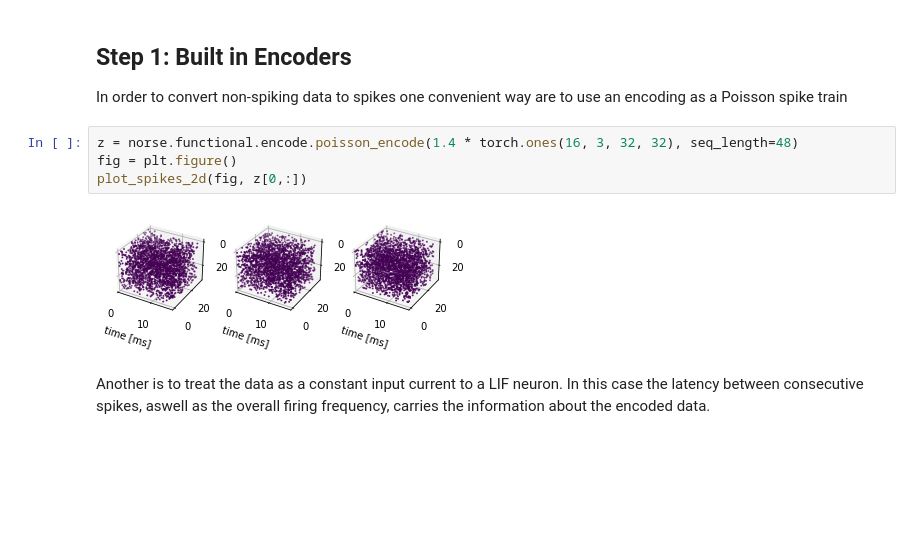
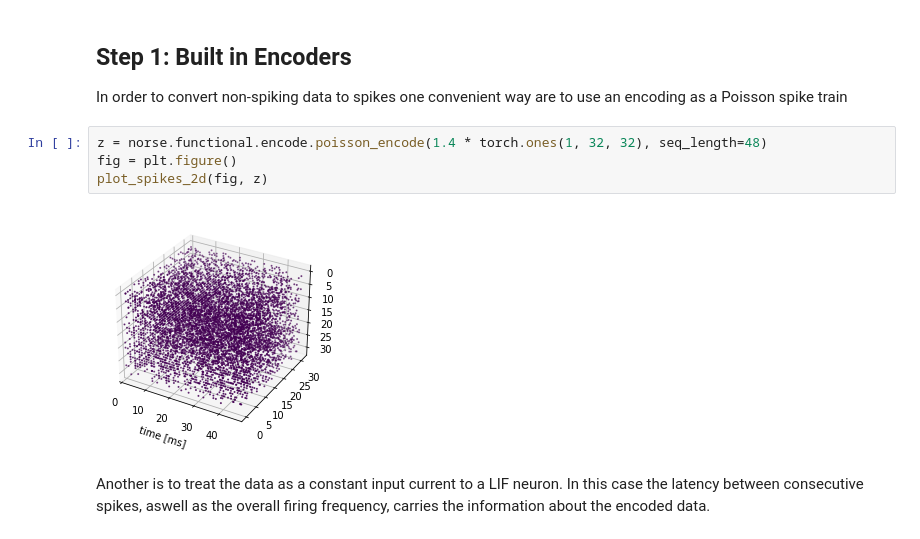
Before and after one commit to norse/norse-hbp-workshop, a Jupyter notebook: encoding.ipynb, the cells around one changed output. Drawn from its saved outputs; the diff is of its cells as text; blank space fills up the shorter version.

```diff
--- a/encoding.ipynb
+++ b/encoding.ipynb
@@ -52,11 +52,11 @@ def plot_spikes_2d(fig, z):
 In order to convert non-spiking data to spikes one convenient way
 are to use an encoding as a Poisson spike train
 # %%
-z = norse.functional.encode.poisson_encode(1.4 * torch.ones(16, 3, 32, 32), seq_length=48)
+z = norse.functional.encode.poisson_encode(1.4 * torch.ones(1, 32, 32), seq_length=48)
 fig = plt.figure()
-plot_spikes_2d(fig, z[0,:])
+plot_spikes_2d(fig, z)
 # %% [output]
-[figure, old version]
+[figure, new version]
 # %% [markdown]
 Another is to treat the data as a constant input current to a LIF
 neuron. In this case the latency between consecutive spikes,  aswell as the overall firing frequency, carries the information
```
Also changed, not shown: parts of 3 cells of this notebook.
